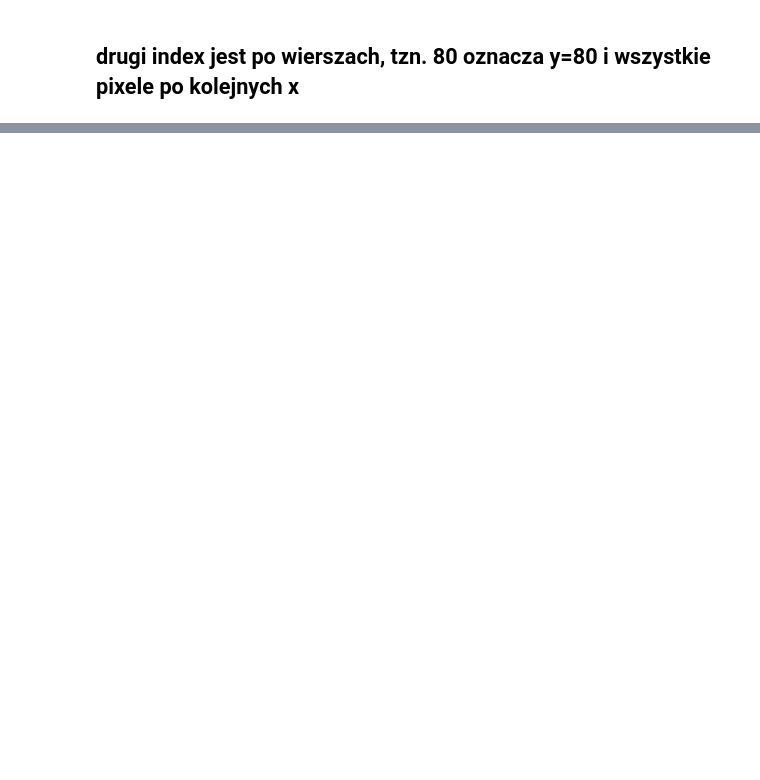
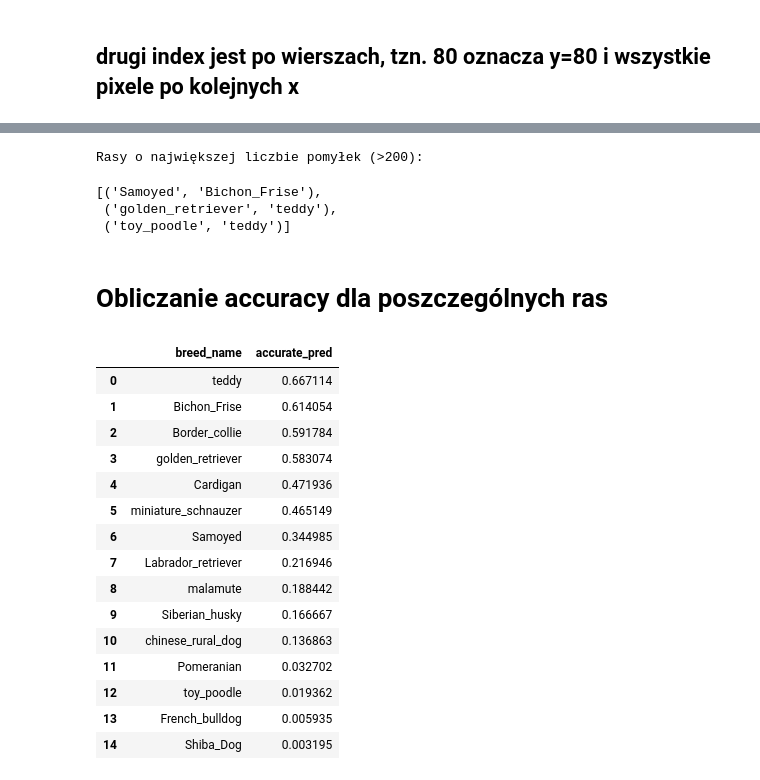
Before and after one commit to j-gorzala/PA-projekt, a Jupyter notebook: PA_projekt.ipynb, the cells around one changed output, grey strips where cells are left out. Drawn from its saved outputs; the diff is of its cells as text; code cells hidden in the pictures; blank space fills up the shorter version.

```diff
--- a/PA_projekt.ipynb
+++ b/PA_projekt.ipynb
@@ -600,0 +391,47 @@ plot_confusion_matrix(test_obs_cls, test_pred_cls)
+# %%
+limit = 200
+labels_indices_dict = {value:key for key,value in labels_dict.items()}
+indices_matrix = np.asmatrix(np.where(confusion_matrix > limit))
+misclassified_breeds = []
+for i in range(0, indices_matrix.shape[1]):
+  breed_1 = labels_indices_dict[indices_matrix[:,i][0].item()]
+  breed_2 = labels_indices_dict[indices_matrix[:,i][1].item()]
+  breed_tuple = (breed_1, breed_2)
+  breed_tuple_rev = (breed_2, breed_1)
+  if breed_1 != breed_2 and breed_tuple_rev not in misclassified_breeds:
+    misclassified_breeds.append(breed_tuple)
+
+print(f'Rasy o największej liczbie pomyłek (>{limit}): \n')
+misclassified_breeds
+# %% [output]
+Rasy o największej liczbie pomyłek (>200):
+[('Samoyed', 'Bichon_Frise'),
+ ('golden_retriever', 'teddy'),
+ ('toy_poodle', 'teddy')]
+# %% [markdown]
+# Obliczanie accuracy dla poszczególnych ras
+# %%
+breed_accuracy_df = pd.DataFrame({'observed_class':test_obs_cls, 'predicted_class':test_pred_cls})
+breed_accuracy_df['breed_name'] = breed_accuracy_df['observed_class'].map(lambda i: labels_indices_dict[i])
+breed_accuracy_df['accurate_pred'] = np.where(breed_accuracy_df['predicted_class']==breed_accuracy_df['observed_class'], 1, 0)
+
+breed_accuracy_df = breed_accuracy_df[['breed_name', 'accurate_pred']].groupby('breed_name') \
+                        .mean().sort_values(by='accurate_pred', ascending=False).reset_index()
+breed_accuracy_df
+# %% [output]
+|  | breed_name | accurate_pred |
+| 0 | teddy | 0.667114 |
+| 1 | Bichon_Frise | 0.614054 |
+| 2 | Border_collie | 0.591784 |
+| 3 | golden_retriever | 0.583074 |
+| 4 | Cardigan | 0.471936 |
+| 5 | miniature_schnauzer | 0.465149 |
+| 6 | Samoyed | 0.344985 |
+| 7 | Labrador_retriever | 0.216946 |
+| 8 | malamute | 0.188442 |
+| 9 | Siberian_husky | 0.166667 |
+| 10 | chinese_rural_dog | 0.136863 |
+| 11 | Pomeranian | 0.032702 |
+| 12 | toy_poodle | 0.019362 |
+| 13 | French_bulldog | 0.005935 |
+| 14 | Shiba_Dog | 0.003195 |
```
Also changed, not shown: parts of 50 cells of this notebook.
